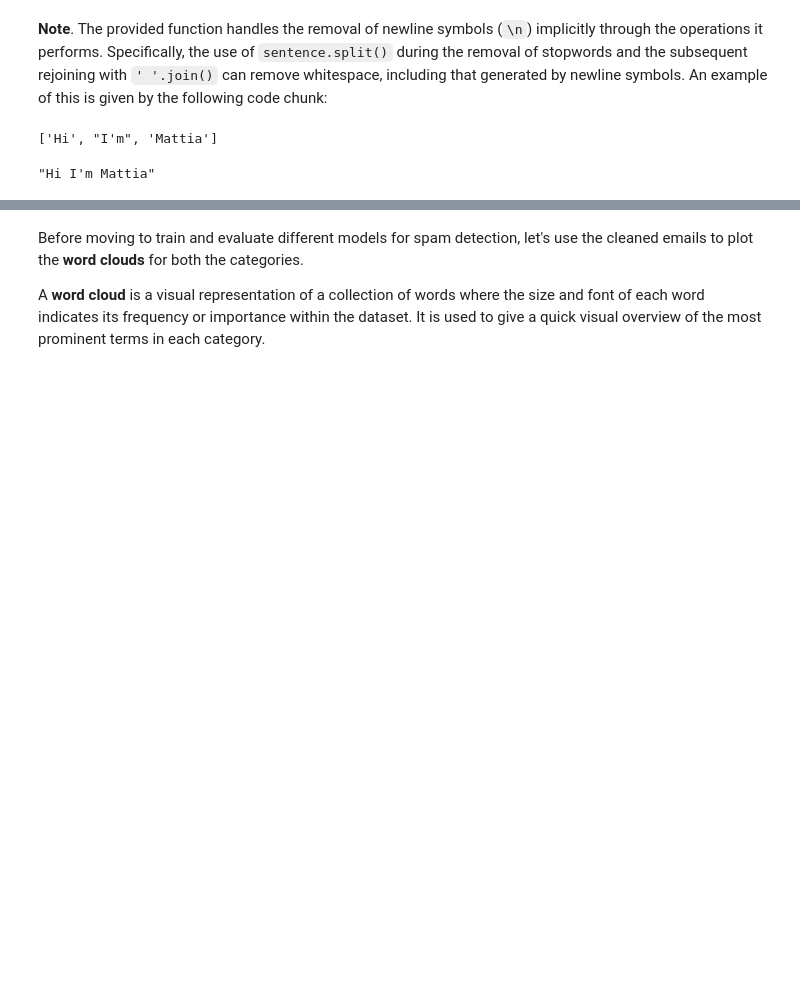
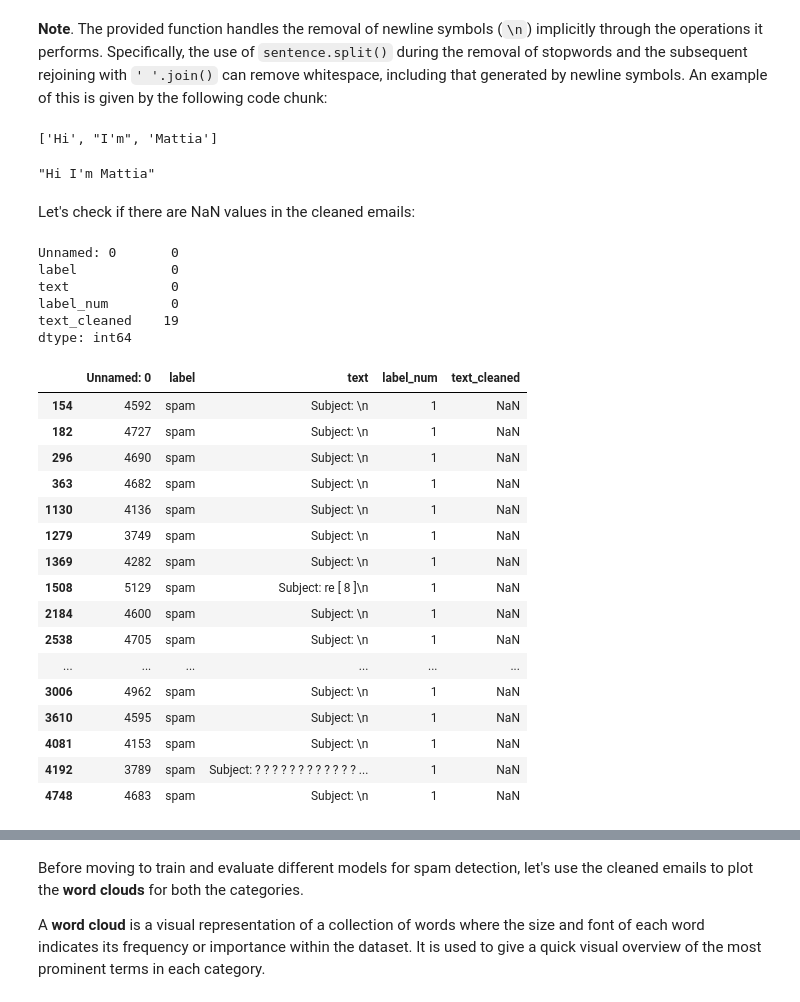
Before and after one commit to Mat-Gug/nlp-project, a Jupyter notebook: Email Analysis Project.ipynb, the cells around one changed output, grey strips where cells are left out. Saved outputs shown, nothing was run; the diff lists cells and outputs as text; code cells hidden in the pictures; blank space fills up the shorter version.

```diff
--- a/Email Analysis Project.ipynb
+++ b/Email Analysis Project.ipynb
@@ -81,3 +104,34 @@ print(sentence.split())
 # %% [output]
 ['Hi', "I'm", 'Mattia']
 "Hi I'm Mattia"
+# %% [markdown]
+Let's check if there are NaN values in the cleaned emails:
+# %%
+df.isna().sum()
+# %% [output]
+Unnamed: 0       0
+label            0
+text             0
+label_num        0
+text_cleaned    19
+dtype: int64
+# %%
+df[df["text_cleaned"].isna()]
+# %% [output]
+|  | Unnamed: 0 | label | text | label_num | text_cleaned |
+| 154 | 4592 | spam | Subject: \n | 1 | NaN |
+| 182 | 4727 | spam | Subject: \n | 1 | NaN |
+| 296 | 4690 | spam | Subject: \n | 1 | NaN |
+| 363 | 4682 | spam | Subject: \n | 1 | NaN |
+| 1130 | 4136 | spam | Subject: \n | 1 | NaN |
+| 1279 | 3749 | spam | Subject: \n | 1 | NaN |
+| 1369 | 4282 | spam | Subject: \n | 1 | NaN |
+| 1508 | 5129 | spam | Subject: re [ 8 ]\n | 1 | NaN |
+| 2184 | 4600 | spam | Subject: \n | 1 | NaN |
+| 2538 | 4705 | spam | Subject: \n | 1 | NaN |
+| ... | ... | ... | ... | ... | ... |
+| 3006 | 4962 | spam | Subject: \n | 1 | NaN |
+| 3610 | 4595 | spam | Subject: \n | 1 | NaN |
+| 4081 | 4153 | spam | Subject: \n | 1 | NaN |
+| 4192 | 3789 | spam | Subject: ? ? ? ? ? ? ? ? ? ? ? ? ... | 1 | NaN |
+| 4748 | 4683 | spam | Subject: \n | 1 | NaN |
```
Also changed, not shown: parts of 83 cells of this notebook, 8 other files.
